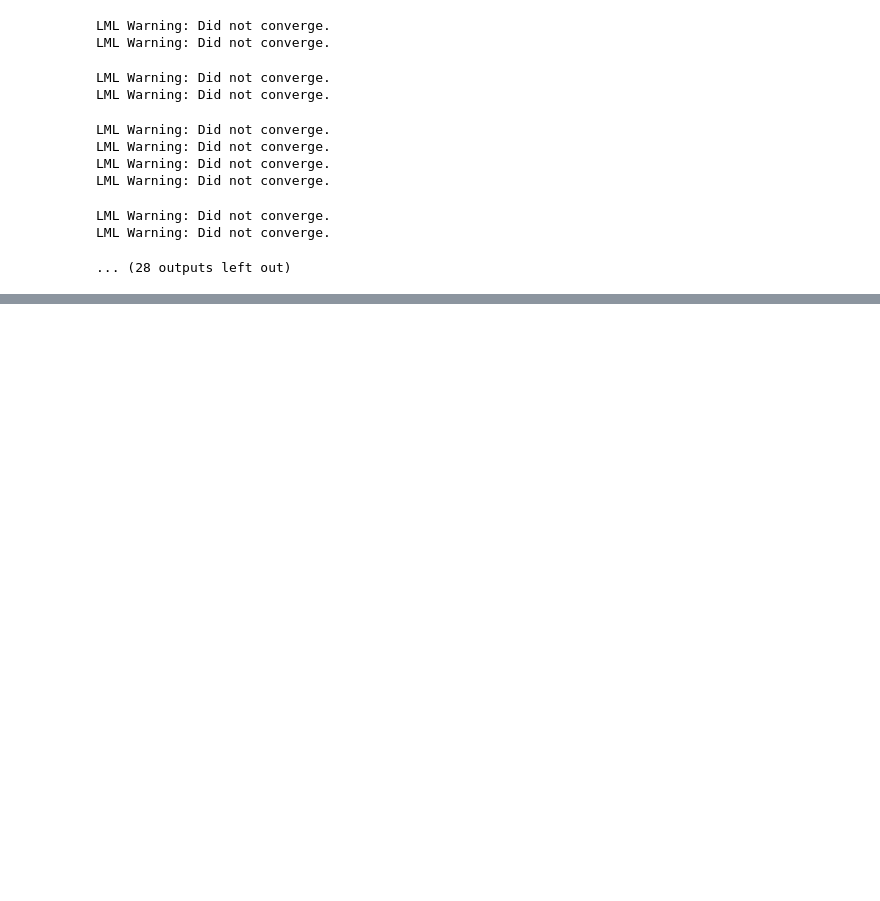
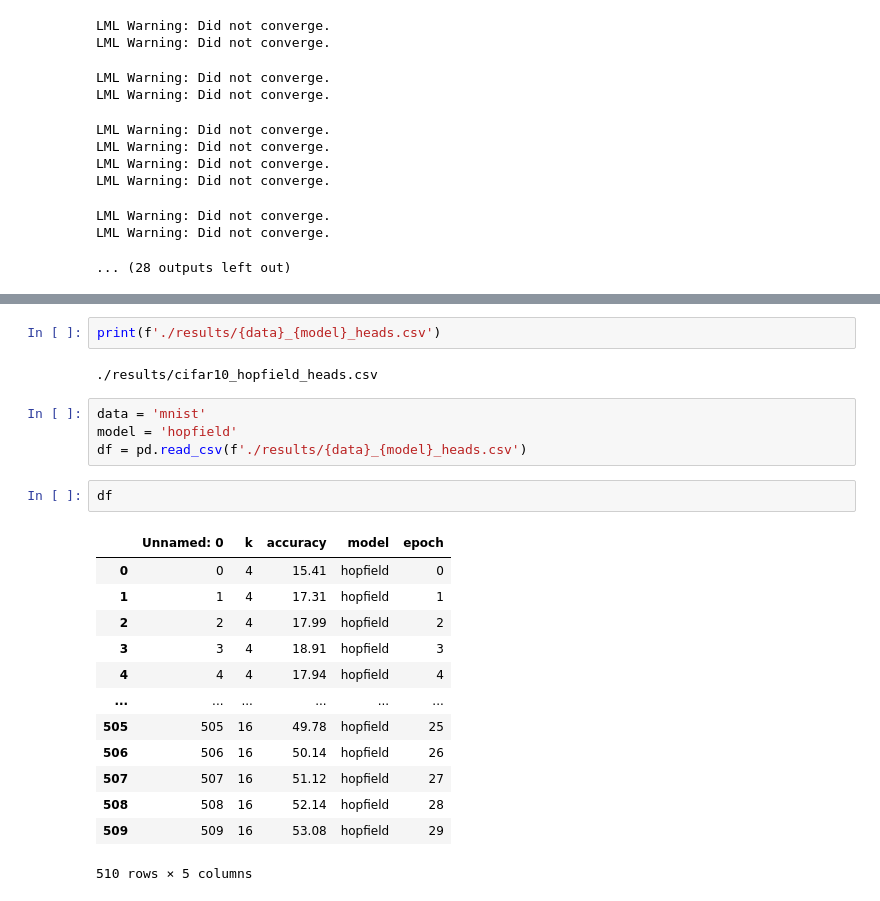
Before and after one commit to seanjaffe1/khopfield, a Jupyter notebook: vision_transformer.ipynb, the cells around one changed output, grey strips where cells are left out. Drawn from its saved outputs; the diff is of its cells as text; blank space fills up the shorter version.

```diff
--- a/vision_transformer.ipynb
+++ b/vision_transformer.ipynb
@@ -533,0 +587,24 @@ ValueError: can only convert an array of size 1 to a Python scalar
+# %%
+print(f'./results/{data}_{model}_heads.csv')
+# %% [output]
+./results/cifar10_hopfield_heads.csv
+# %%
+data = 'mnist'
+model = 'hopfield'
+df = pd.read_csv(f'./results/{data}_{model}_heads.csv')
+# %%
+df
+# %% [output]
+|  | Unnamed: 0 | k | accuracy | model | epoch |
+| 0 | 0 | 4 | 15.41 | hopfield | 0 |
+| 1 | 1 | 4 | 17.31 | hopfield | 1 |
+| 2 | 2 | 4 | 17.99 | hopfield | 2 |
+| 3 | 3 | 4 | 18.91 | hopfield | 3 |
+| 4 | 4 | 4 | 17.94 | hopfield | 4 |
+| ... | ... | ... | ... | ... | ... |
+| 505 | 505 | 16 | 49.78 | hopfield | 25 |
+| 506 | 506 | 16 | 50.14 | hopfield | 26 |
+| 507 | 507 | 16 | 51.12 | hopfield | 27 |
+| 508 | 508 | 16 | 52.14 | hopfield | 28 |
+| 509 | 509 | 16 | 53.08 | hopfield | 29 |
+510 rows × 5 columns
```
Also changed, not shown: parts of 19 cells of this notebook, 5 other files.
